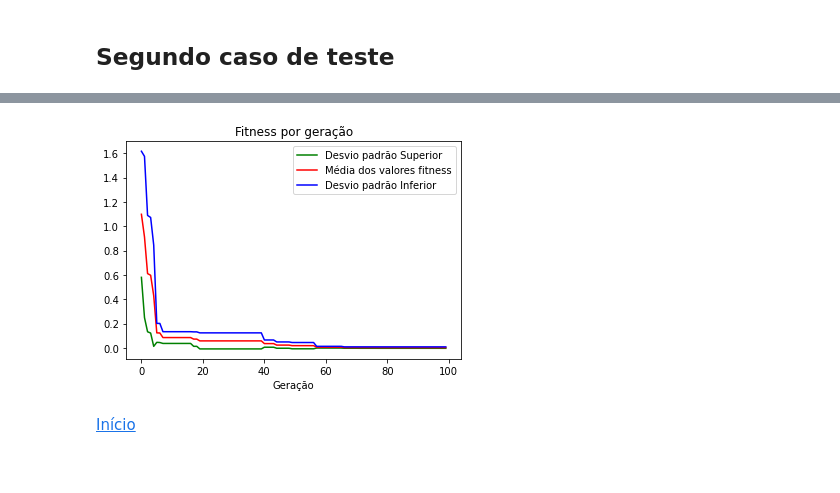
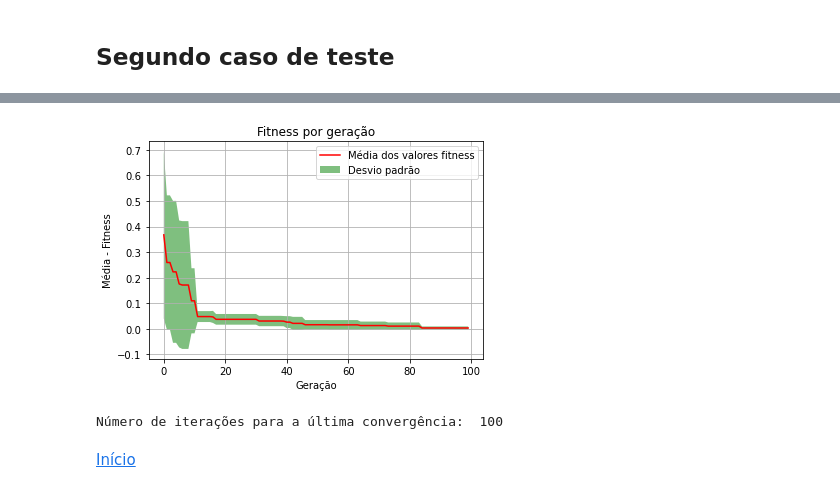
Before and after one commit to julianaAuzier/topicos-especiais-computacao-trabalho1, a Jupyter notebook: 2 - testing random walk.ipynb, the cells around one changed output, grey strips where cells are left out. Saved outputs shown, nothing was run; the diff lists cells and outputs as text; code cells hidden in the pictures.

```diff
--- a/2 - testing random walk.ipynb
+++ b/2 - testing random walk.ipynb
@@ -449,15 +451,17 @@ tabela2
 100 rows × 5 columns
-# %%
-plt.title("Fitness por geração")
-plt.xlabel("Geração")
-plt.ylabel("")
-plt.plot(desvioSup, color = "green", label = "Desvio padrão Superior")
-plt.plot(media, color = "red", label = "Média dos valores fitness")
-plt.plot(desvioInf, color = "blue", label = "Desvio padrão Inferior")
-plt.legend()
-plt.show()
-# %% [output]
-[figure, removed]
+# %%
+plt.title("Fitness por geração")
+plt.xlabel("Geração")
+plt.ylabel("Média - Fitness")
+plt.plot(media2, color = "red", label = "Média dos valores fitness")
+plt.fill_between(range(len(media2)), desvioSup2, desvioInf2, facecolor='green', alpha=0.5, label ='Desvio padrão')
+plt.grid(True)
+plt.legend()
+plt.show()
+print('\nNúmero de iterações para a última convergência: ',i+1)
+# %% [output]
+[figure, added]
+Número de iterações para a última convergência:  100
 # %% [markdown]
 [Início](#Índice)<br>
 # %% [markdown]
```
Also changed, not shown: parts of 14 cells of this notebook.
